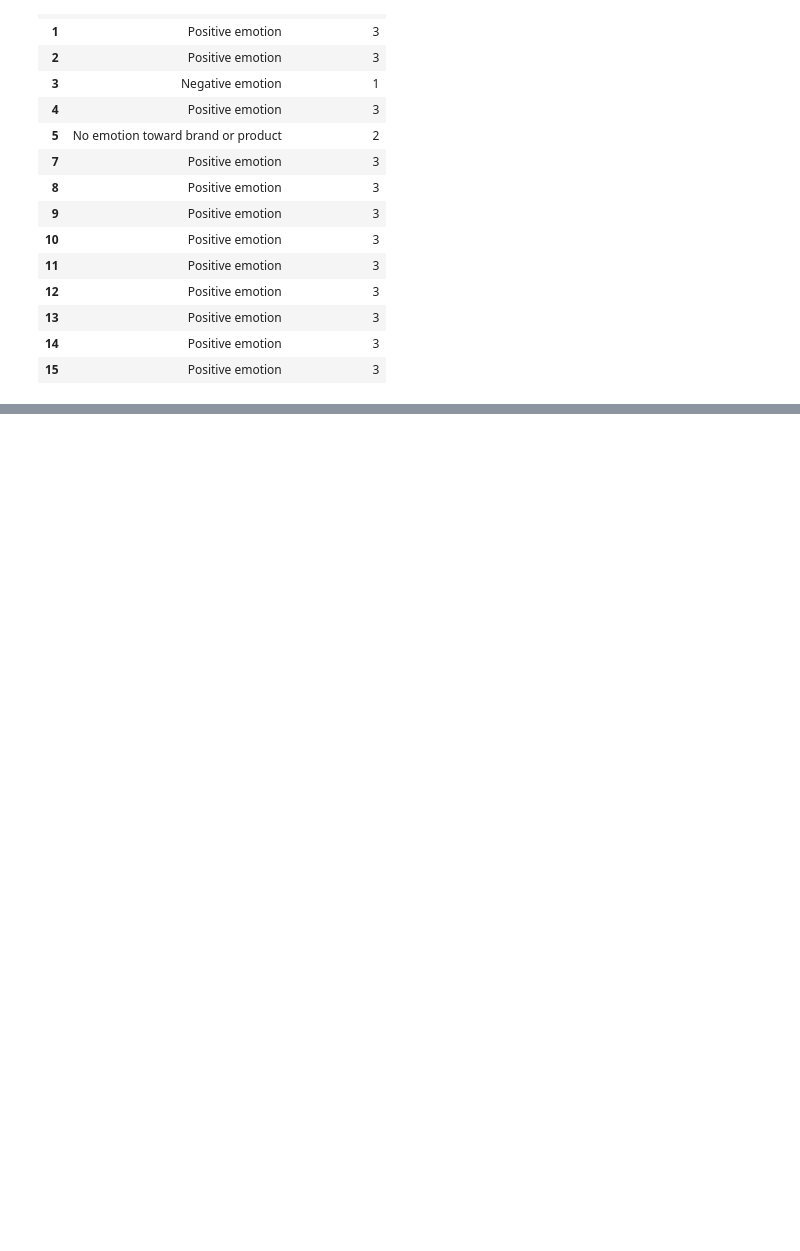
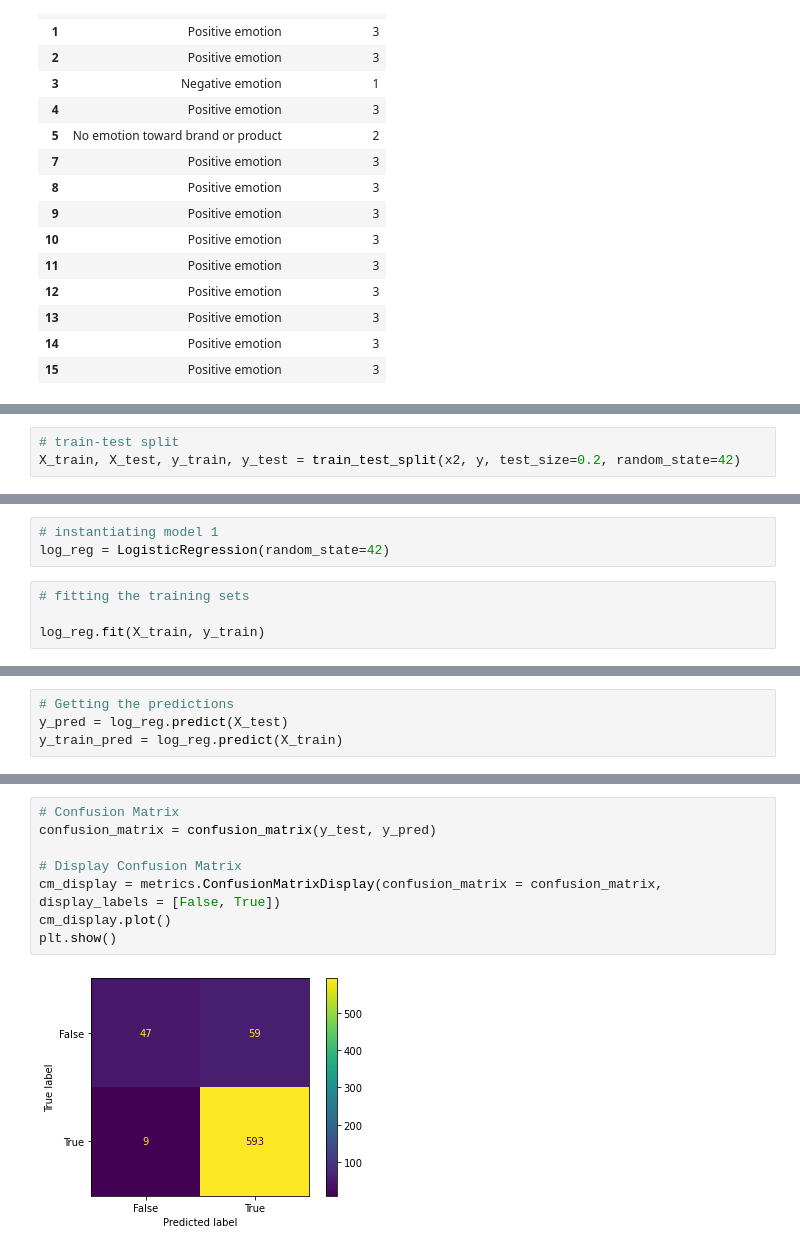
Before and after one commit to Derrick-wekesa/Twitter-sentiment-analysis-nlp-project, a Jupyter notebook: student.ipynb, the cells around one changed output, grey strips where cells are left out. Drawn from its saved outputs; the diff is of its cells as text; blank space fills up the shorter version.

```diff
--- a/student.ipynb
+++ b/student.ipynb
@@ -865,0 +930,3 @@ data[['emotion', 'emotion_code']].head(15)
+# %%
+# train-test split
+X_train, X_test, y_train, y_test = train_test_split(x2, y, test_size=0.2, random_state=42)
@@ -865,0 +941,7 @@ data[['emotion', 'emotion_code']].head(15)
+# %%
+# instantiating model 1
+log_reg = LogisticRegression(random_state=42)
+# %%
+# fitting the training sets
+
+log_reg.fit(X_train, y_train)
@@ -865,0 +950,4 @@ data[['emotion', 'emotion_code']].head(15)
+# %%
+# Getting the predictions
+y_pred = log_reg.predict(X_test)
+y_train_pred = log_reg.predict(X_train)
@@ -865,0 +979,10 @@ data[['emotion', 'emotion_code']].head(15)
+# %%
+# Confusion Matrix
+confusion_matrix = confusion_matrix(y_test, y_pred)
+
+# Display Confusion Matrix
+cm_display = metrics.ConfusionMatrixDisplay(confusion_matrix = confusion_matrix, display_labels = [False, True])
+cm_display.plot()
+plt.show()
+# %% [output]
+[figure, added]
```
Also changed, not shown: parts of 28 cells of this notebook.
